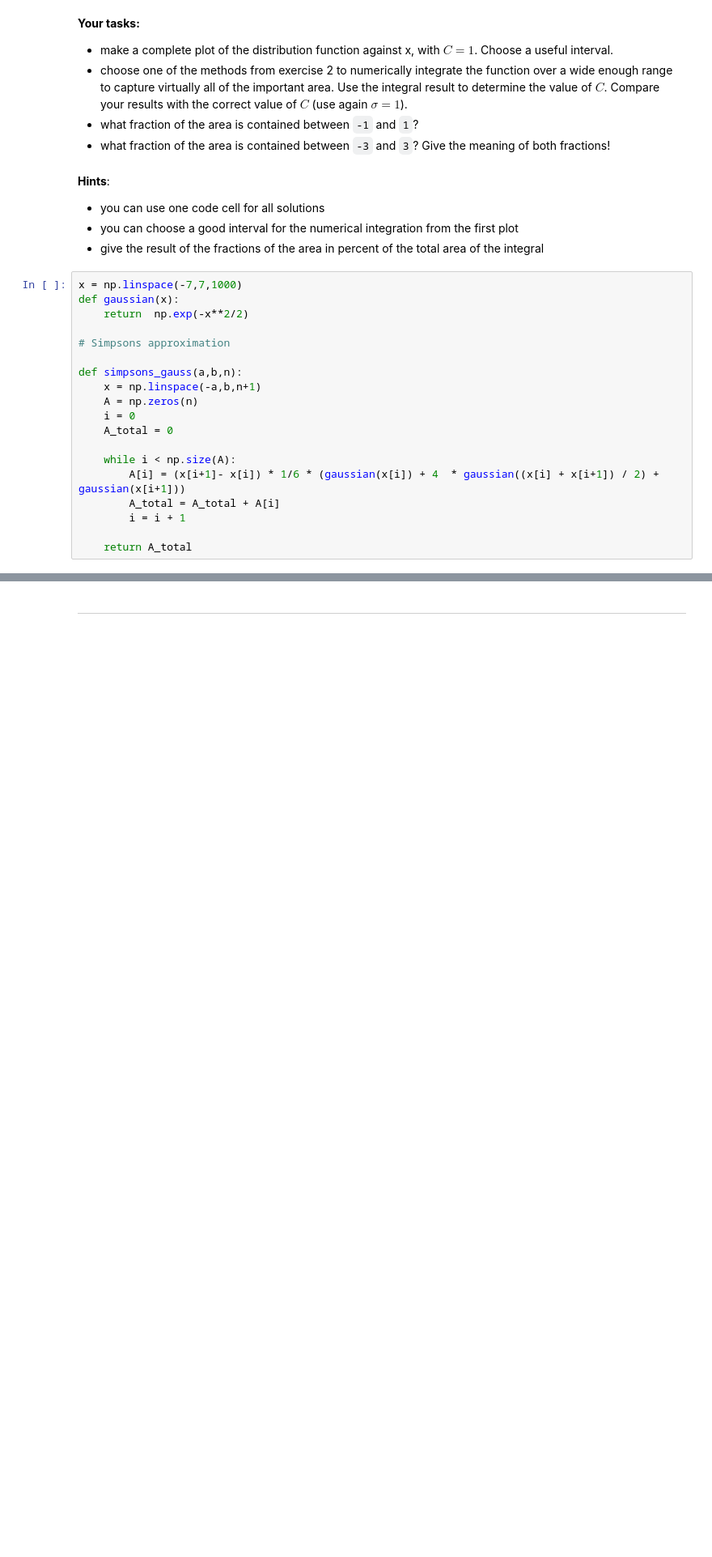
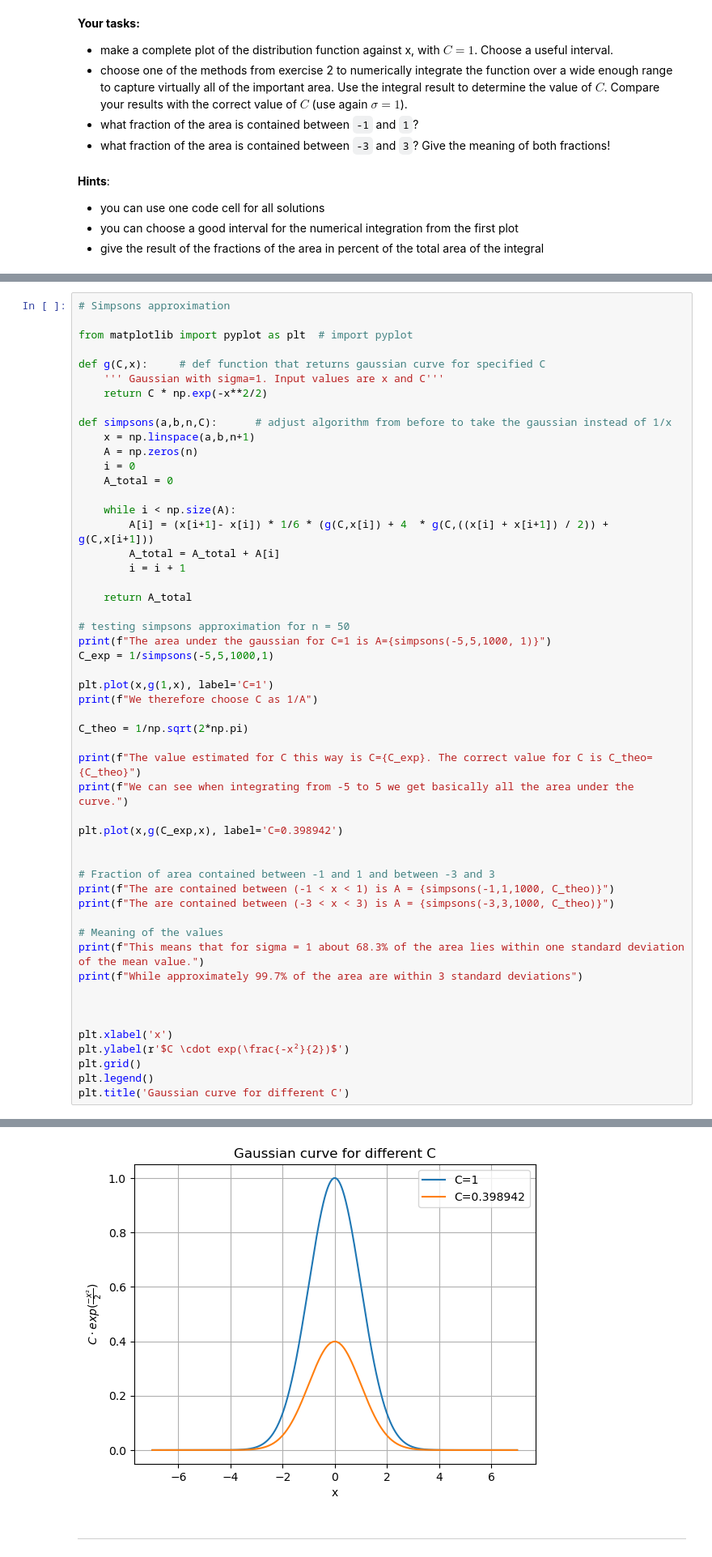
Before and after one commit to benjbrandt/physics725, a Jupyter notebook: Week3/08_Exercises_and_Homework_Week_3.ipynb, the cells around one changed output, grey strips where cells are left out. Shown: that part at 81% size. Saved outputs shown, nothing was run; the diff lists cells and outputs as text; blank space fills up the shorter version.

```diff
--- a/Week3/08_Exercises_and_Homework_Week_3.ipynb
+++ b/Week3/08_Exercises_and_Homework_Week_3.ipynb
@@ -231,22 +231,3 @@ The constant C is fixed so that the integral from $-\infty$ to $\infty$ is 1.
  * you can use one code cell for all solutions
  * you can choose a good interval for the numerical integration from the first plot
  * give the result of the fractions of the area in percent of the total area of the integral
-# %%
-x = np.linspace(-7,7,1000)
-def gaussian(x):
-    return  np.exp(-x**2/2)
-
-# Simpsons approximation
-
-def simpsons_gauss(a,b,n):
-    x = np.linspace(-a,b,n+1)
-    A = np.zeros(n)
-    i = 0
-    A_total = 0
-
-    while i < np.size(A):
-        A[i] = (x[i+1]- x[i]) * 1/6 * (gaussian(x[i]) + 4  * gaussian((x[i] + x[i+1]) / 2) + gaussian(x[i+1]))
-        A_total = A_total + A[i]
-        i = i + 1
-
-    return A_total
@@ -264,0 +234,53 @@ plt.legend()
+# %%
+# Simpsons approximation
+
+from matplotlib import pyplot as plt  # import pyplot
+
+def g(C,x):     # def function that returns gaussian curve for specified C
+    ''' Gaussian with sigma=1. Input values are x and C'''
+    return C * np.exp(-x**2/2)
+
+def simpsons(a,b,n,C):      # adjust algorithm from before to take the gaussian instead of 1/x
+    x = np.linspace(a,b,n+1)
+    A = np.zeros(n)
+    i = 0
+    A_total = 0
+
+    while i < np.size(A):
+        A[i] = (x[i+1]- x[i]) * 1/6 * (g(C,x[i]) + 4  * g(C,((x[i] + x[i+1]) / 2)) + g(C,x[i+1]))
+        A_total = A_total + A[i]
+        i = i + 1
+
+    return A_total
+
+# testing simpsons approximation for n = 50
+print(f"The area under the gaussian for C=1 is A={simpsons(-5,5,1000, 1)}")
+C_exp = 1/simpsons(-5,5,1000,1)
+
+plt.plot(x,g(1,x), label='C=1')
+print(f"We therefore choose C as 1/A")
+
+C_theo = 1/np.sqrt(2*np.pi)
+
+print(f"The value estimated for C this way is C={C_exp}. The correct value for C is C_theo={C_theo}")
+print(f"We can see when integrating from -5 to 5 we get basically all the area under the curve.")
+
+plt.plot(x,g(C_exp,x), label='C=0.398942')
+
+
+# Fraction of area contained between -1 and 1 and between -3 and 3
+print(f"The are contained between (-1 < x < 1) is A = {simpsons(-1,1,1000, C_theo)}")
+print(f"The are contained between (-3 < x < 3) is A = {simpsons(-3,3,1000, C_theo)}")
+
+# Meaning of the values
+print(f"This means that for sigma = 1 about 68.3% of the area lies within one standard deviation of the mean value.")
+print(f"While approximately 99.7% of the area are within 3 standard deviations")
+
+
+
+plt.xlabel('x')
+plt.ylabel(r'$C \cdot exp(\frac{-x²}{2})$')
+plt.grid()
+plt.legend()
+plt.title('Gaussian curve for different C')
+# %% [output]
@@ -265,3 +296,4 @@ plt.legend()
+[figure, added]
 # %% [markdown]
 ---
 # %% [markdown]
```
Also changed, not shown: parts of 2 cells of this notebook.
